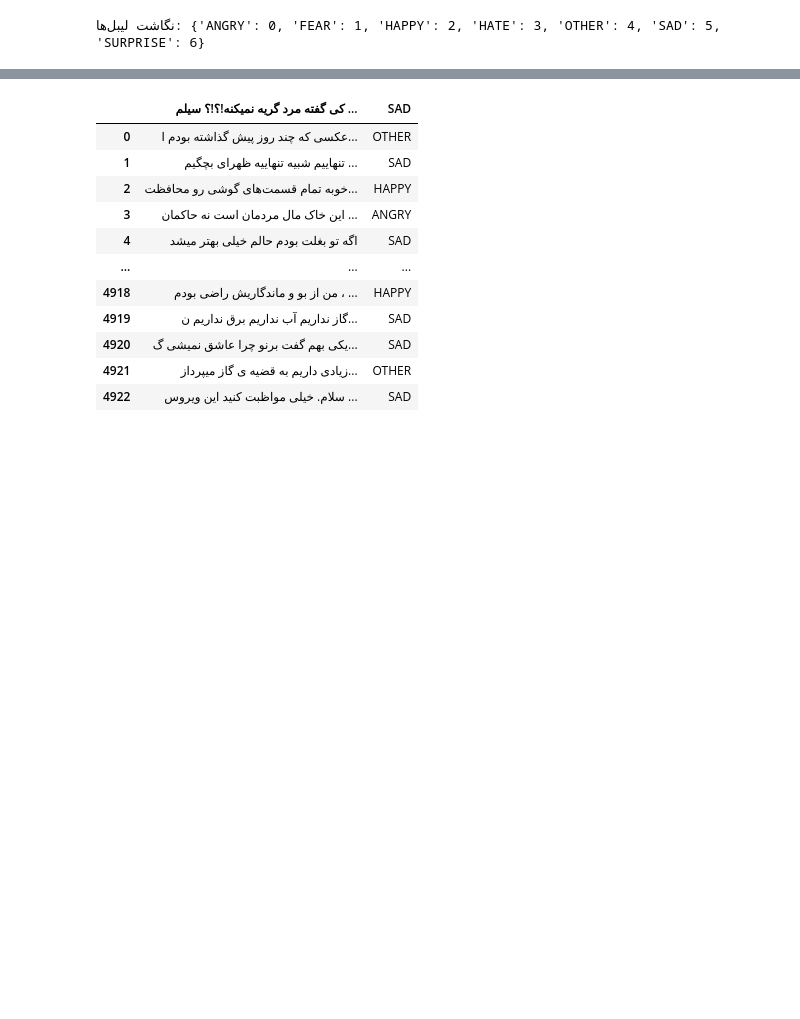
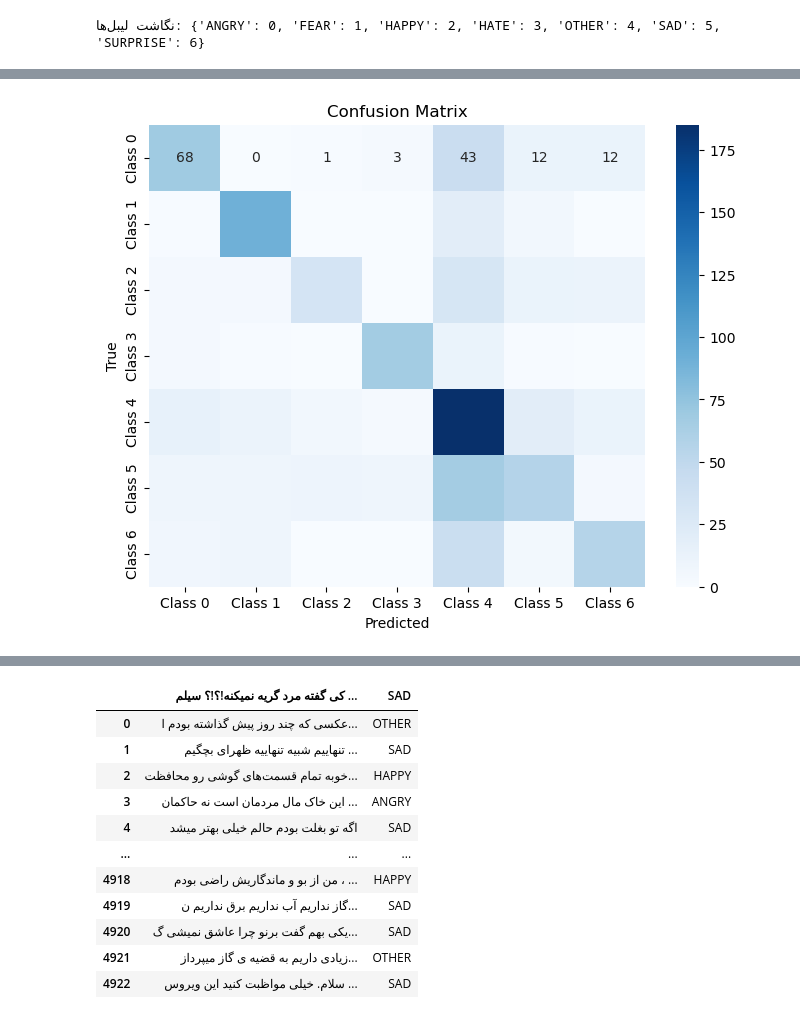
Before and after one commit to HAMIDMOO/Sentiment-Analysis, a Jupyter notebook: sent_analysis.ipynb, the cells around one changed output, grey strips where cells are left out. Saved outputs shown, nothing was run; the diff lists cells and outputs as text; code cells hidden in the pictures; blank space fills up the shorter version.

Commit message:
deployment the models

```diff
--- a/sent_analysis.ipynb
+++ b/sent_analysis.ipynb
@@ -279,0 +321,4 @@ KeyboardInterrupt:
+# %%
+# tandil be matn kardan token ha
+import ast
+df3['clean_text2'] = df3['clean_text2'].apply(lambda x: ' '.join(ast.literal_eval(x)) if x.startswith('[') else str(x))
@@ -279,0 +439,13 @@ KeyboardInterrupt:
+# %%
+from sklearn.naive_bayes import MultinomialNB
+
+# مدل Naive Bayes
+nb_model = MultinomialNB()
+nb_model.fit(X_train, y_train)
+
+# پیش‌بینی بر روی داده‌های اعتبارسنجی
+y_val_pred = nb_model.predict(X_val)
+
+# ارزیابی مدل
+print("Naive Bayes Accuracy:", accuracy_score(y_val, y_val_pred))
+print(classification_report(y_val, y_val_pred))
@@ -279,0 +467,13 @@ KeyboardInterrupt:
+# %%
+from xgboost import XGBClassifier
+
+# مدل XGBoost
+xgb_model = XGBClassifier(random_state=42)
+xgb_model.fit(X_train, y_train)
+
+# پیش‌بینی بر روی داده‌های اعتبارسنجی
+y_val_pred = xgb_model.predict(X_val)
+
+# ارزیابی مدل
+print("XGBoost Accuracy:", accuracy_score(y_val, y_val_pred))
+print(classification_report(y_val, y_val_pred))
@@ -279,0 +495,16 @@ KeyboardInterrupt:
+# %%
+from sklearn.metrics import confusion_matrix
+import seaborn as sns
+import matplotlib.pyplot as plt
+
+# نمایش ماتریس سردرگمی (Confusion Matrix)
+conf_matrix = confusion_matrix(y_val, y_val_pred)
+
+plt.figure(figsize=(8,6))
+sns.heatmap(conf_matrix, annot=True, fmt='d', cmap='Blues', xticklabels=['Class 0', 'Class 1', 'Class 2', 'Class 3', 'Class 4', 'Class 5', 'Class 6'], yticklabels=['Class 0', 'Class 1', 'Class 2', 'Class 3', 'Class 4', 'Class 5', 'Class 6'])
+plt.xlabel('Predicted')
+plt.ylabel('True')
+plt.title('Confusion Matrix')
+plt.show()
+# %% [output]
+[figure, added]
```
Also changed, not shown: parts of 16 cells of this notebook, 1 other file.
